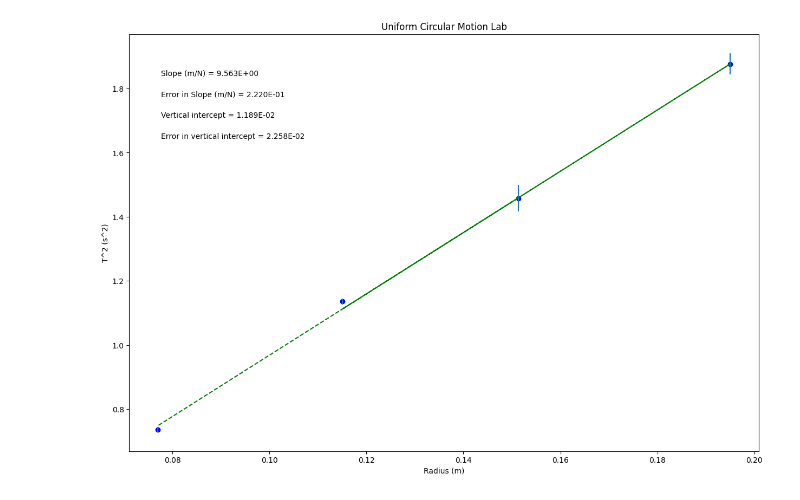
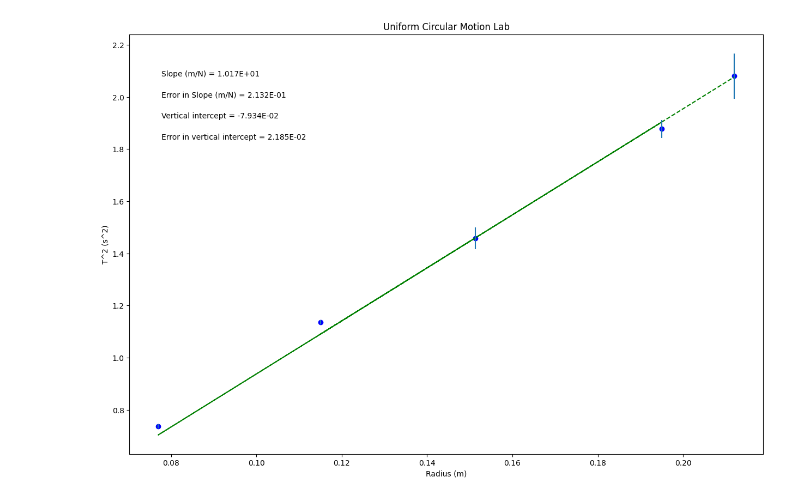
Before and after one commit to Aaron-Sundstrom/Physics_216_Fall_2024, a Jupyter notebook: Lab_4_Uniform_Circular_Motion.ipynb, the cells around one changed output. Cells and saved outputs as stored; diff of their text form; code cells hidden in the pictures.

```diff
--- a/Lab_4_Uniform_Circular_Motion.ipynb
+++ b/Lab_4_Uniform_Circular_Motion.ipynb
@@ -19,11 +19,11 @@ import matplotlib.pyplot as plt
 #variable names should start with a letter and must contain only letters, numbers, and underscores
 
 
-Radius = np.array([.1513, .115, .195, .077])
+Radius = np.array([.1513, .115, .195, .077,0.212])
 
-T_Squared = np.array([1.458, 1.1355, 1.8769, 0.736])
+T_Squared = np.array([1.458, 1.1355, 1.8769, 0.736,2.08])
 
-Uncertainty_in_T_Squared = np.array([0.0419, 0.009, 0.0335, 0.0081])
+Uncertainty_in_T_Squared = np.array([0.0419, 0.009, 0.0335, 0.0081,0.087])
 
 
 
@@ -92,31 +92,31 @@ elif annotation_placement==3 or annotation_placement==4:
 #Don't need to change anything in this section!
 
 #Plot data on graph. Plot error bars and place values for slope,
 #error in slope, and vertical intercept (plus error) on the plot using "annotate"
 
 plt.figure(figsize=(15,10))
 
 plt.plot(x, fit, color='green', linestyle='--')
 plt.scatter(x, y, color='blue', marker='o')
 
 plt.xlabel(x_label)
 plt.ylabel(y_label)
 plt.title(plot_title)
 
 plt.errorbar(x, y, yerr=dy, xerr=None, fmt="none") #don't need to plot x error bars
 
 plt.annotate('Slope ({}) = {value:.{digits}E}'.format(slope_units,value=m, digits=3),
              (xpos, ypos[0]), xycoords='axes fraction')
 
 plt.annotate('Error in Slope ({}) = {value:.{digits}E}'.format(slope_units,value=dm, digits=3),
              (xpos, ypos[1]), xycoords='axes fraction')
 
 plt.annotate('Vertical intercept = {value:.{digits}E}'.format(value=b, digits=3),
              (xpos, ypos[2]), xycoords='axes fraction')
 
 plt.annotate('Error in vertical intercept = {value:.{digits}E}'.format(value=db, digits=3),
              (xpos, ypos[3]), xycoords='axes fraction')
 
 plt.show()
 # %% [output]
-[figure, old version]
+[figure, new version]
```
